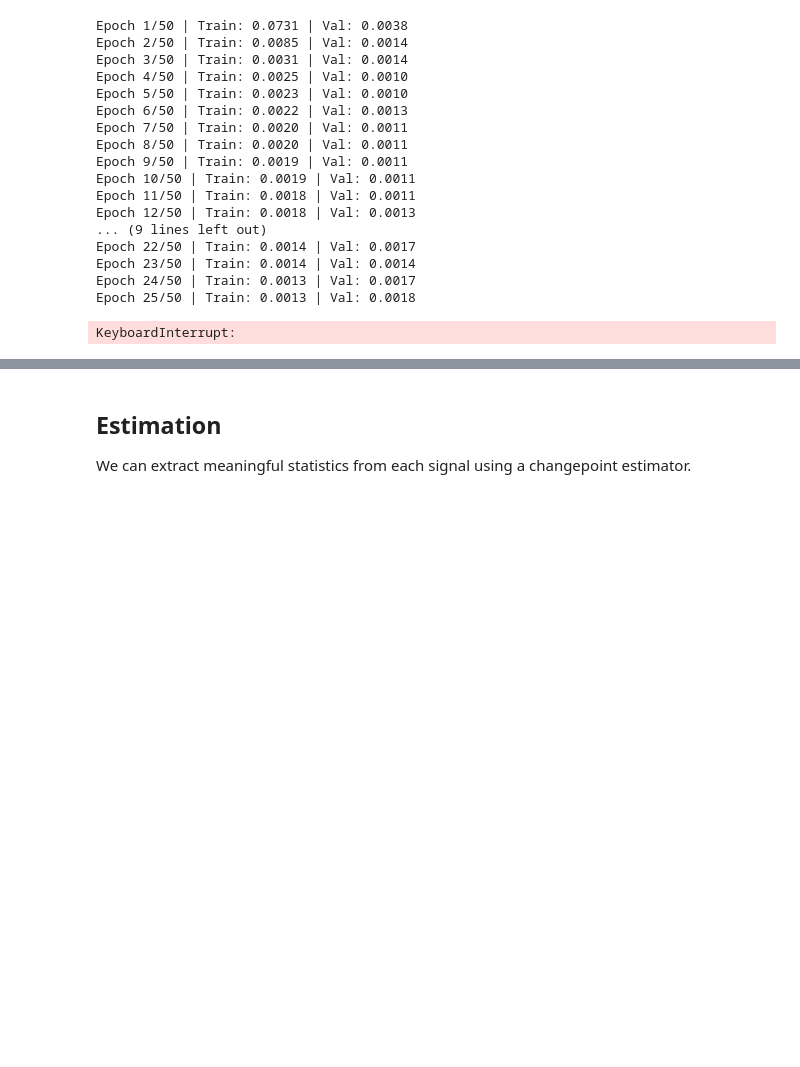
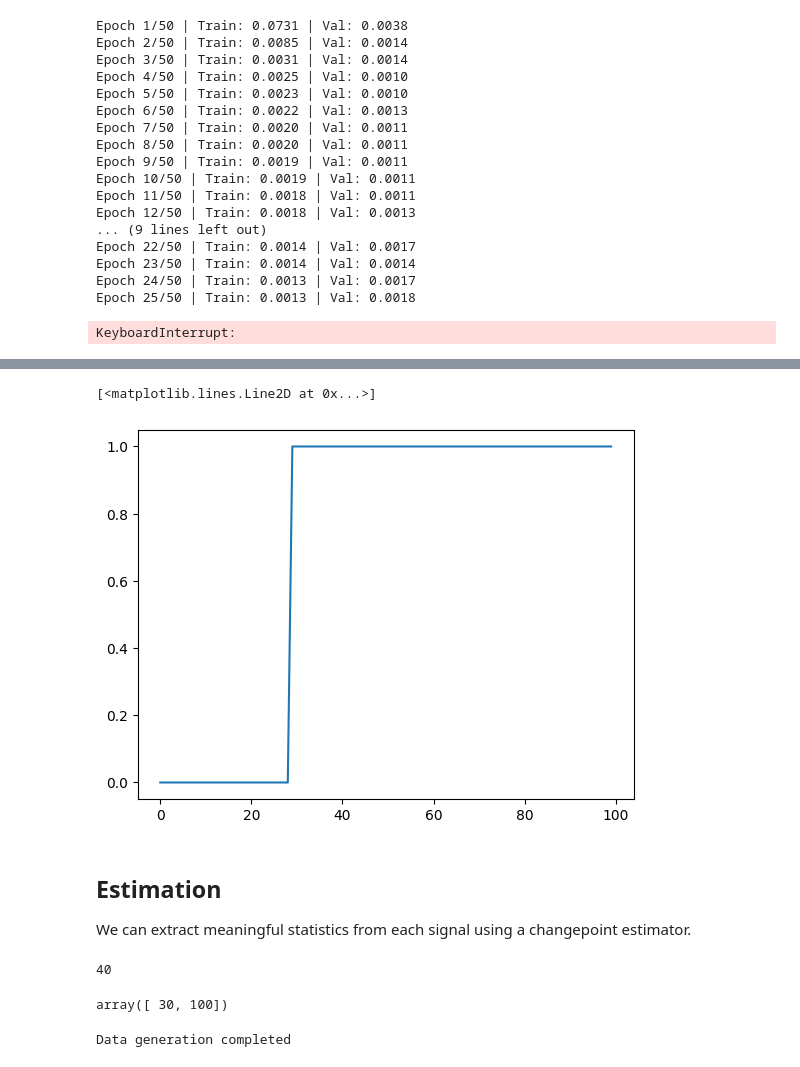
Before and after one commit to xMotska/DGP-transformer, a Jupyter notebook: Signals and Transformer.ipynb, the cells around one changed output, grey strips where cells are left out. Cells and saved outputs as stored; diff of their text form; code cells hidden in the pictures; blank space fills up the shorter version.

```diff
--- a/Signals and Transformer.ipynb
+++ b/Signals and Transformer.ipynb
@@ -670,3 +789,9 @@ KeyboardInterrupt:
+# %%
+ts,ys,times,T = sample_poisson_jumps(2,3,100,1)
+plt.plot(ys)
+# %% [output]
+[<matplotlib.lines.Line2D at 0x...>]
+[figure, added]
 # %% [markdown]
 ## Estimation
 
@@ -731,0 +859,14 @@ def extract_signal_statistics(ys):
+# %%
+for i in value_dict['cps']:
+    print(i)
+# %% [output]
+40
+# %%
+value_dict = extract_signal_statistics(signal_plot)
+value_dict['cps']
+# %% [output]
+array([ 30, 100])
+# %%
+baseline, train_data, val_data = sequences(2, 3, 1000, KERNELS, 1, 10, poisson_seed=1, kernel_seed=42)
+# %% [output]
+Data generation completed
```
Also changed, not shown: parts of 19 cells of this notebook.
